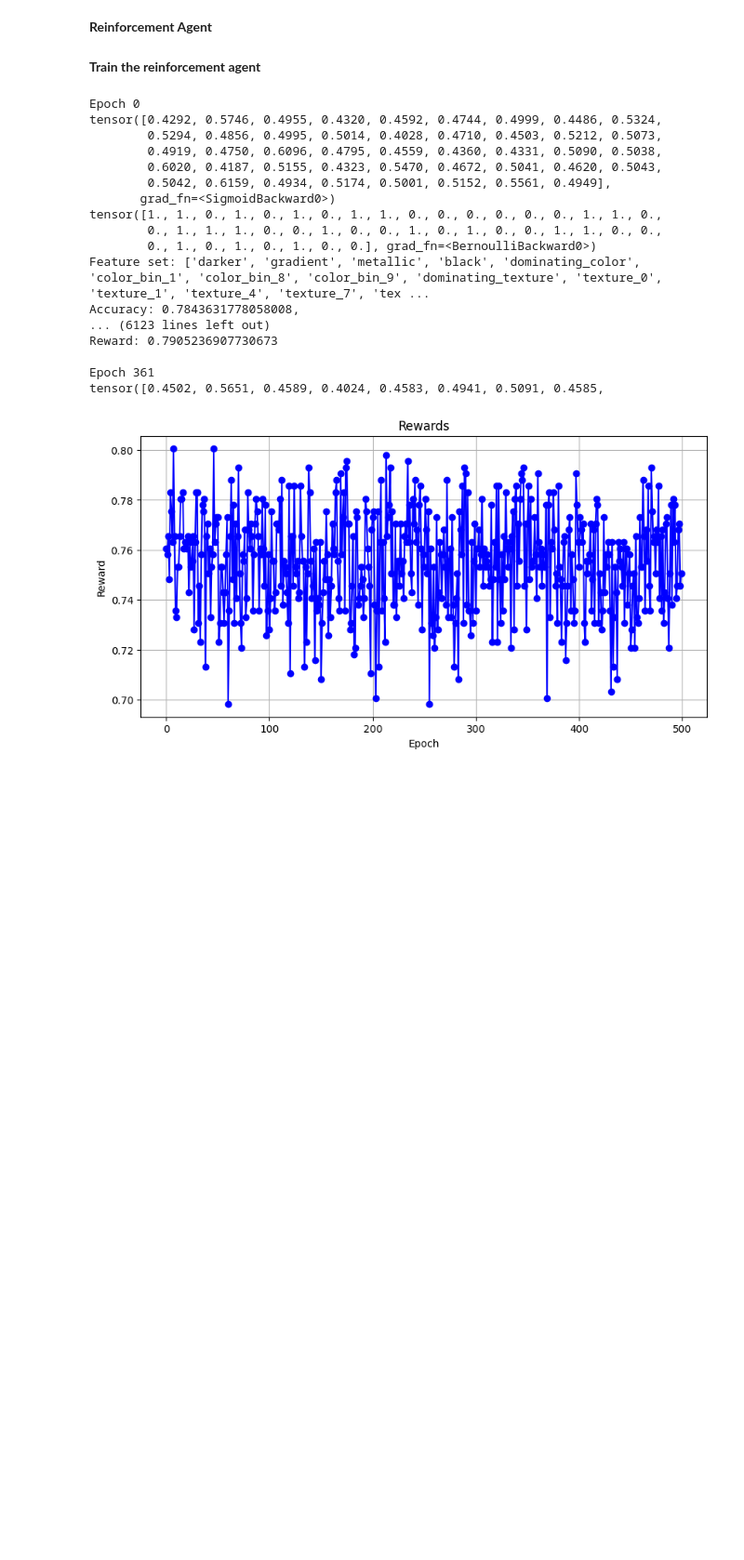
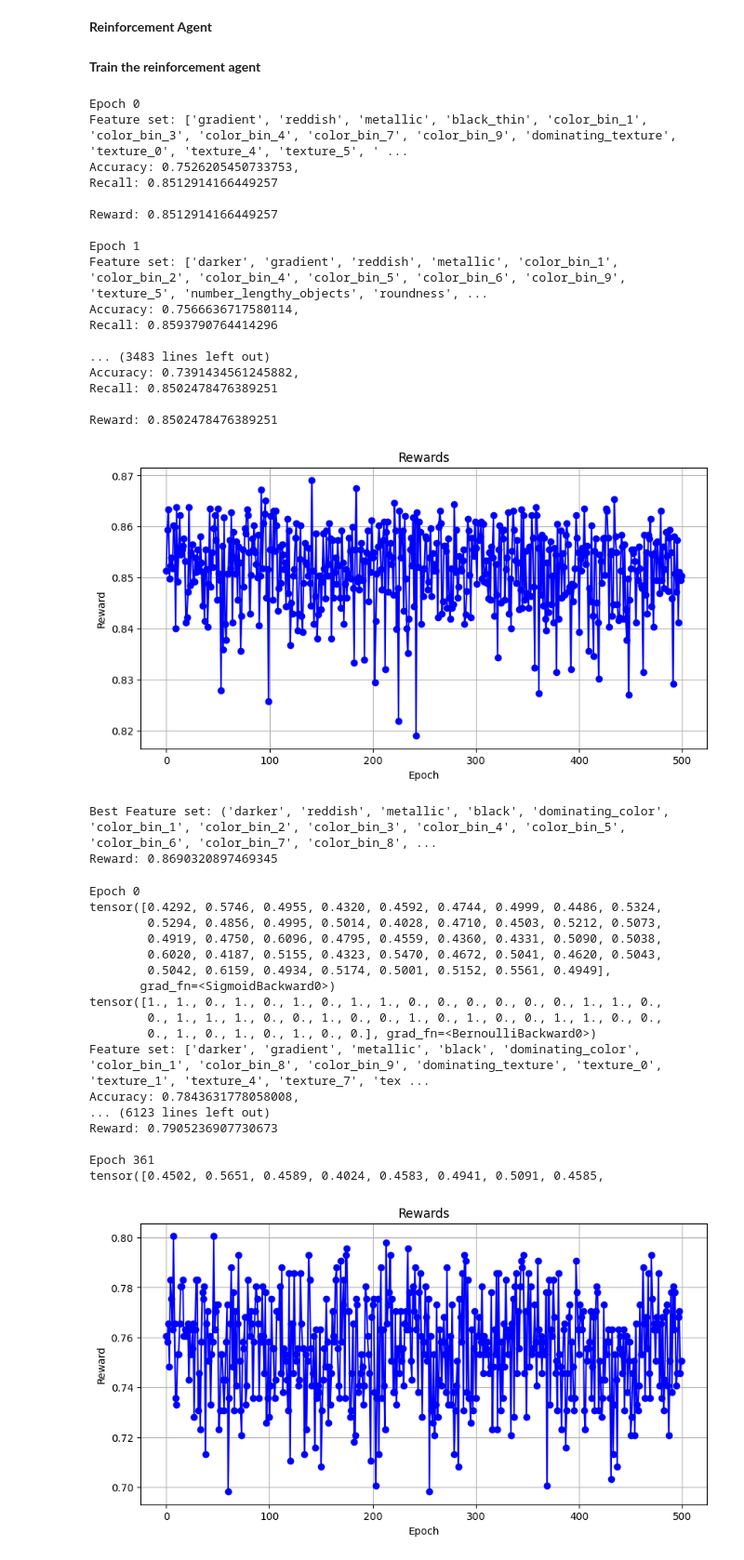
Before and after one commit to Samuelkoenig/PAMI_project_1, a Jupyter notebook: meta_learning_classification_features.ipynb, the cells around one changed output. Shown at 93% size. Saved outputs shown, nothing was run; the diff lists cells and outputs as text; code cells hidden in the pictures; blank space fills up the shorter version.

```diff
--- a/meta_learning_classification_features.ipynb
+++ b/meta_learning_classification_features.ipynb
@@ -35,7 +35,7 @@ class ClassificationModel():
 
     def load_dataset(self):
 
-        dataset = pd.read_csv("samples_0_6935.csv", sep = ",")
+        dataset = pd.read_csv("samples_0_6935_all_defects.csv", sep = ",")
         dataset.drop(columns = ["Unnamed: 0", "image_number", "defect_number"], inplace = True)
         dataset.dropna(inplace = True)
 
@@ -246,6 +246,29 @@ def train_agent(defect, epochs=500):
 
     best_feature_set = max(env.table, key=lambda k: env.table[k])
     print(f"Best Feature set: {best_feature_set}\nReward: {env.table[best_feature_set]}")
+# %%
+train_agent("Rust")
+# %% [output]
+Epoch 0
+Feature set: ['gradient', 'reddish', 'metallic', 'black_thin', 'color_bin_1', 'color_bin_3', 'color_bin_4', 'color_bin_7', 'color_bin_9', 'dominating_texture', 'texture_0', 'texture_4', 'texture_5', ' ...
+Accuracy: 0.7526205450733753,
+Recall: 0.8512914166449257
+
+Reward: 0.8512914166449257
+
+Epoch 1
+Feature set: ['darker', 'gradient', 'reddish', 'metallic', 'color_bin_1', 'color_bin_2', 'color_bin_4', 'color_bin_5', 'color_bin_6', 'color_bin_9', 'texture_5', 'number_lengthy_objects', 'roundness', ...
+Accuracy: 0.7566636717580114,
+Recall: 0.8593790764414296
+
+... (3483 lines left out)
+Accuracy: 0.7391434561245882,
+Recall: 0.8502478476389251
+
+Reward: 0.8502478476389251
+[figure, added]
+Best Feature set: ('darker', 'reddish', 'metallic', 'black', 'dominating_color', 'color_bin_1', 'color_bin_2', 'color_bin_3', 'color_bin_4', 'color_bin_5', 'color_bin_6', 'color_bin_7', 'color_bin_8', ...
+Reward: 0.8690320897469345
 # %%
 train_agent("Drainage")
 # %% [output]
```
Also changed, not shown: parts of 6 cells of this notebook, 4 other files.
